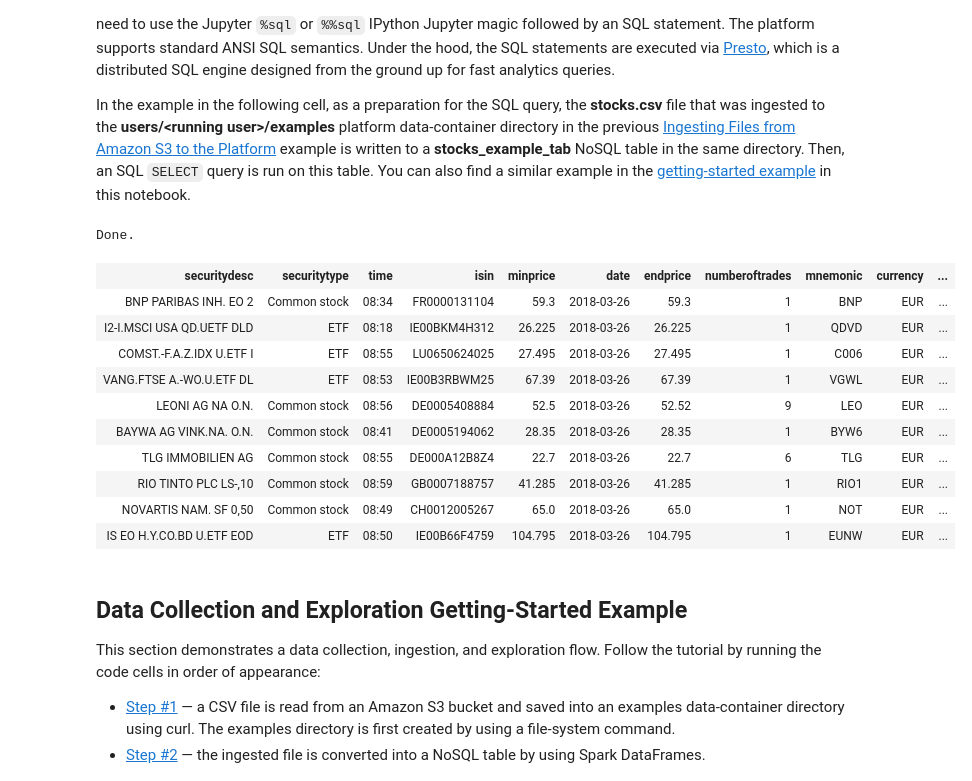
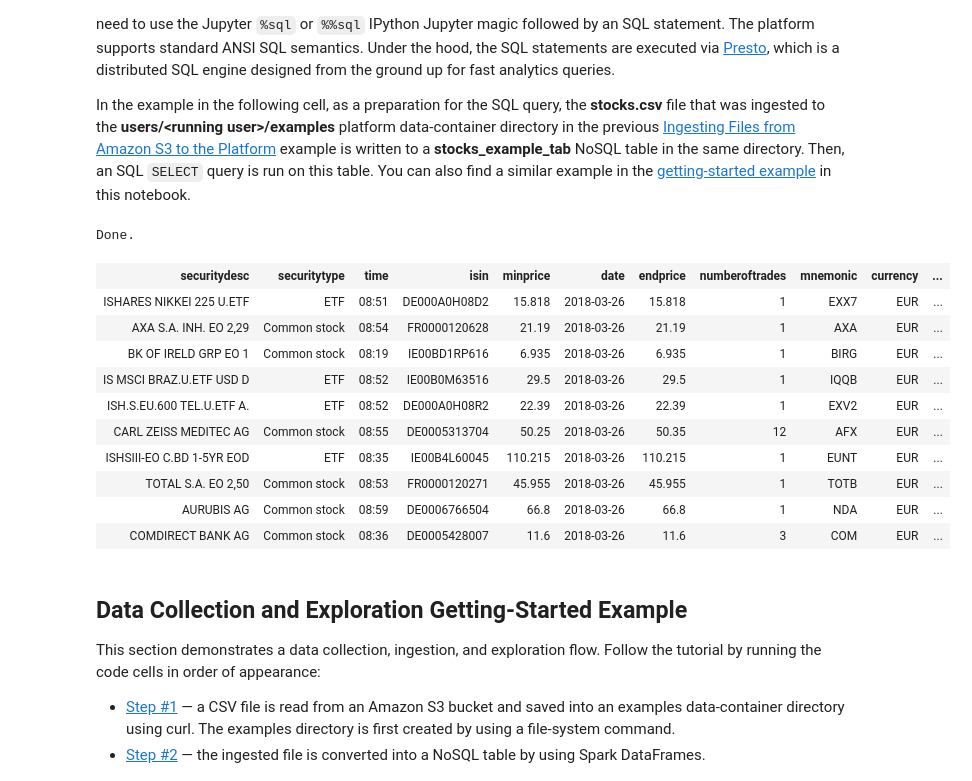
Before and after one commit to v3io/tutorials, a Jupyter notebook: getting-started/collect-n-explore.ipynb, the cells around one changed output. Saved outputs shown, nothing was run; the diff lists cells and outputs as text; code cells hidden in the pictures.

```diff
--- a/getting-started/collect-n-explore.ipynb
+++ b/getting-started/collect-n-explore.ipynb
@@ -146,20 +156,20 @@ client.write('kv', table_path, df)
 # %%
-# Use Presto to query the stocks NoSQL table that was created in the previous step
-table_path = os.path.join('v3io.users."'+os.getenv('V3IO_USERNAME')+'/examples/stocks_example_tab"')
-%sql select * from $table_path limit 10
+# Use Presto to query the NoSQL table that was created in the previous step
+presto_nosql_table_path = os.path.join('v3io.users."' + os.getenv('V3IO_USERNAME') + '/examples/stocks_example_tab"')
+%sql select * from $presto_nosql_table_path limit 10
 # %% [output]
 Done.
 | securitydesc | securitytype | time | isin | minprice | date | endprice | numberoftrades | mnemonic | currency | ... |
-| BNP PARIBAS INH. EO 2 | Common stock | 08:34 | FR0000131104 | 59.3 | 2018-03-26 | 59.3 | 1 | BNP | EUR | ... |
-| I2-I.MSCI USA QD.UETF DLD | ETF | 08:18 | IE00BKM4H312 | 26.225 | 2018-03-26 | 26.225 | 1 | QDVD | EUR | ... |
-| COMST.-F.A.Z.IDX U.ETF I | ETF | 08:55 | LU0650624025 | 27.495 | 2018-03-26 | 27.495 | 1 | C006 | EUR | ... |
-| VANG.FTSE A.-WO.U.ETF DL | ETF | 08:53 | IE00B3RBWM25 | 67.39 | 2018-03-26 | 67.39 | 1 | VGWL | EUR | ... |
-| LEONI AG NA O.N. | Common stock | 08:56 | DE0005408884 | 52.5 | 2018-03-26 | 52.52 | 9 | LEO | EUR | ... |
-| BAYWA AG VINK.NA. O.N. | Common stock | 08:41 | DE0005194062 | 28.35 | 2018-03-26 | 28.35 | 1 | BYW6 | EUR | ... |
-| TLG IMMOBILIEN AG | Common stock | 08:55 | DE000A12B8Z4 | 22.7 | 2018-03-26 | 22.7 | 6 | TLG | EUR | ... |
-| RIO TINTO PLC LS-,10 | Common stock | 08:59 | GB0007188757 | 41.285 | 2018-03-26 | 41.285 | 1 | RIO1 | EUR | ... |
-| NOVARTIS NAM. SF 0,50 | Common stock | 08:49 | CH0012005267 | 65.0 | 2018-03-26 | 65.0 | 1 | NOT | EUR | ... |
-| IS EO H.Y.CO.BD U.ETF EOD | ETF | 08:50 | IE00B66F4759 | 104.795 | 2018-03-26 | 104.795 | 1 | EUNW | EUR | ... |
+| ISHARES NIKKEI 225 U.ETF | ETF | 08:51 | DE000A0H08D2 | 15.818 | 2018-03-26 | 15.818 | 1 | EXX7 | EUR | ... |
+| AXA S.A. INH. EO 2,29 | Common stock | 08:54 | FR0000120628 | 21.19 | 2018-03-26 | 21.19 | 1 | AXA | EUR | ... |
+| BK OF IRELD GRP EO 1 | Common stock | 08:19 | IE00BD1RP616 | 6.935 | 2018-03-26 | 6.935 | 1 | BIRG | EUR | ... |
+| IS MSCI BRAZ.U.ETF USD D | ETF | 08:52 | IE00B0M63516 | 29.5 | 2018-03-26 | 29.5 | 1 | IQQB | EUR | ... |
+| ISH.S.EU.600 TEL.U.ETF A. | ETF | 08:52 | DE000A0H08R2 | 22.39 | 2018-03-26 | 22.39 | 1 | EXV2 | EUR | ... |
+| CARL ZEISS MEDITEC AG | Common stock | 08:55 | DE0005313704 | 50.25 | 2018-03-26 | 50.35 | 12 | AFX | EUR | ... |
+| ISHSIII-EO C.BD 1-5YR EOD | ETF | 08:35 | IE00B4L60045 | 110.215 | 2018-03-26 | 110.215 | 1 | EUNT | EUR | ... |
+| TOTAL S.A. EO 2,50 | Common stock | 08:53 | FR0000120271 | 45.955 | 2018-03-26 | 45.955 | 1 | TOTB | EUR | ... |
+| AURUBIS AG | Common stock | 08:59 | DE0006766504 | 66.8 | 2018-03-26 | 66.8 | 1 | NDA | EUR | ... |
+| COMDIRECT BANK AG | Common stock | 08:36 | DE0005428007 | 11.6 | 2018-03-26 | 11.6 | 3 | COM | EUR | ... |
 # %% [markdown]
 <a id="getting-started-example"></a>
 ## Data Collection and Exploration Getting-Started Example
```
Also changed, not shown: parts of 14 cells of this notebook.
